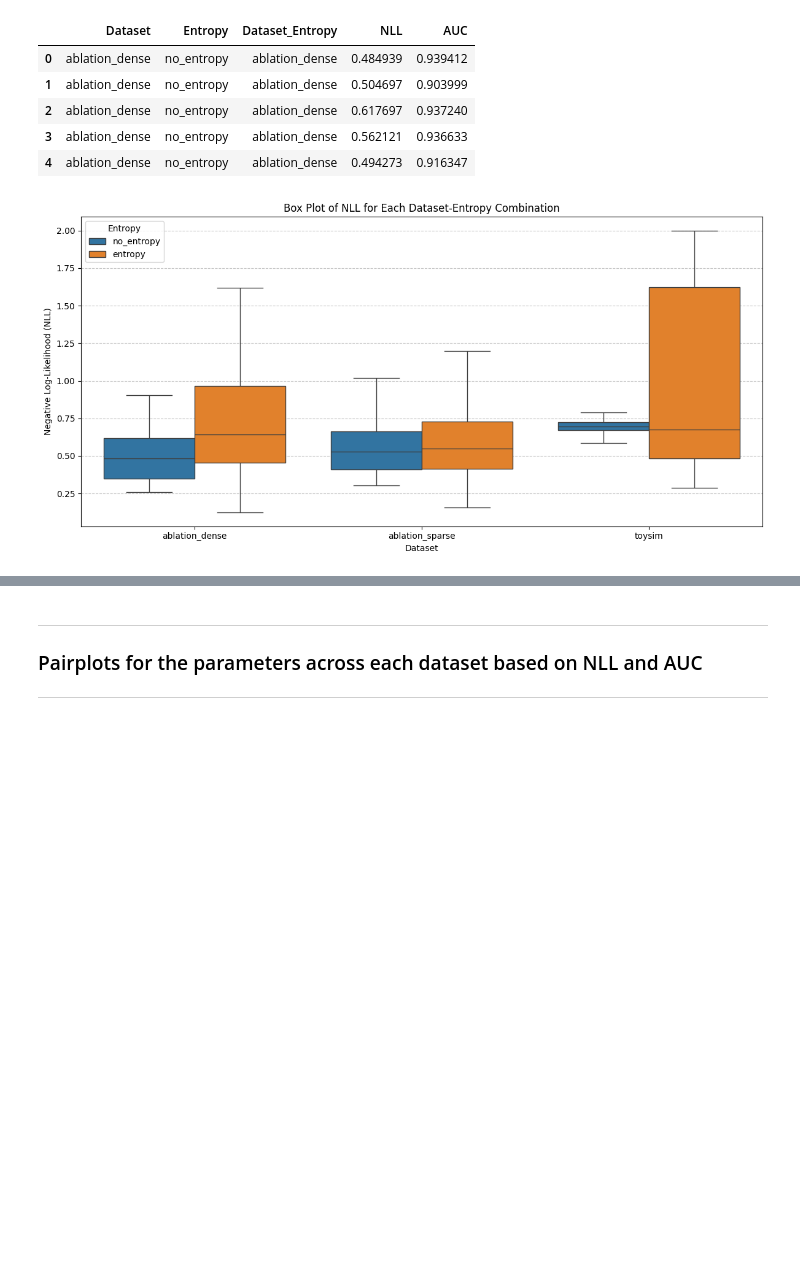
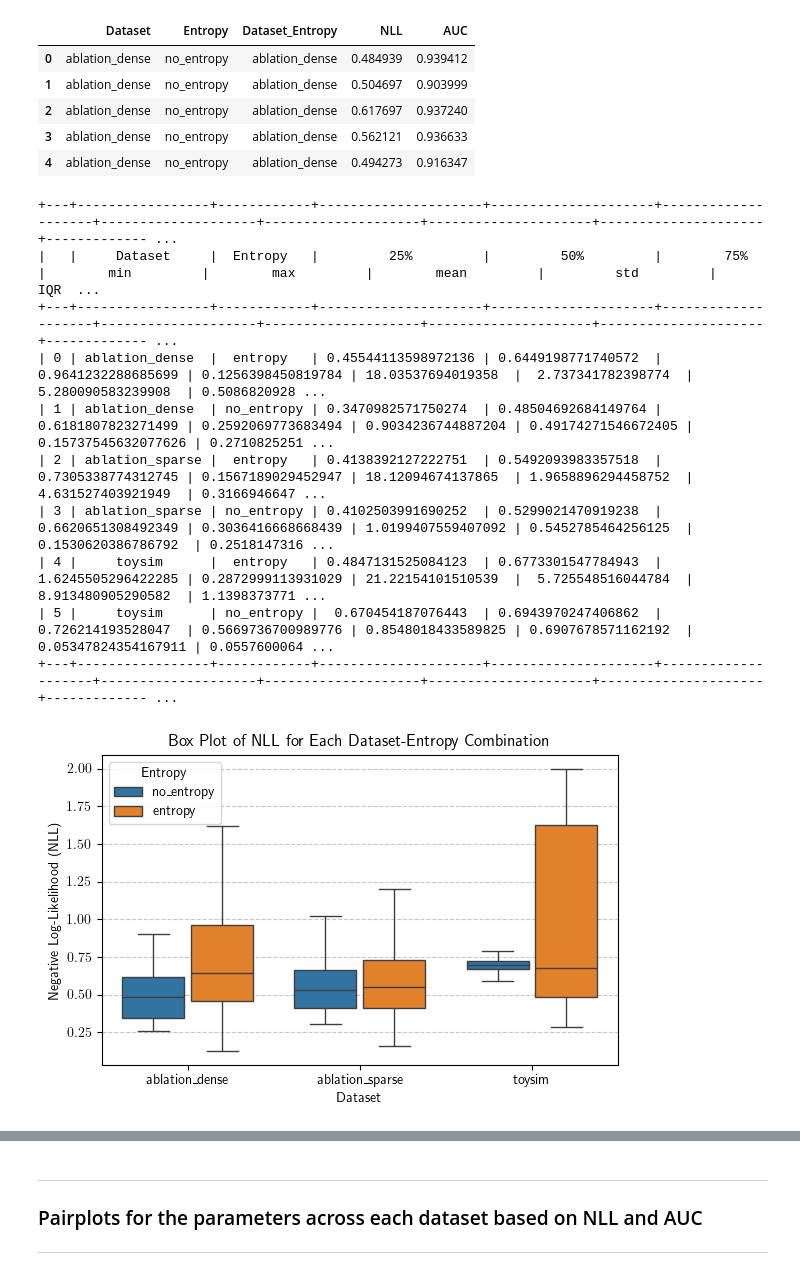
Before and after one commit to shaymeister/VSA-OGM, a Jupyter notebook: results/visualization/exp1.ipynb, the cells around one changed output, grey strips where cells are left out. Drawn from its saved outputs; the diff is of its cells as text; code cells hidden in the pictures; blank space fills up the shorter version.

Commit message:
adding final visualizations for experiment 1

```diff
--- a/results/visualization/exp1.ipynb
+++ b/results/visualization/exp1.ipynb
@@ -1,9 +1,16 @@
 # %%
-import json
 import matplotlib.pyplot as plt
+import pandas as pd
 import numpy as np
-import pandas as pd
+import os
 import seaborn as sns
+from tabulate import tabulate
+
+os.environ['PATH'] += ':/Library/TeX/texbin'
+
+plt.rcParams.update({
+    "text.usetex": True,
+})
 # %%
 results_paths: dict = {
     "ablation_dense": {
@@ -90,21 +97,45 @@ Index(['Dataset', 'Entropy', 'Dataset_Entropy', 'NLL', 'AUC'], dtype='object')
 | 2 | ablation_dense | no_entropy | ablation_dense | 0.617697 | 0.937240 |
 | 3 | ablation_dense | no_entropy | ablation_dense | 0.562121 | 0.936633 |
 | 4 | ablation_dense | no_entropy | ablation_dense | 0.494273 | 0.916347 |
+# %%
+def print_statistics_entropy(df: pd.DataFrame, metric: str):
+    summary_stats = df.groupby(['Dataset', 'Entropy'])[metric].describe()[['25%', '50%', '75%', 'min', 'max', 'mean', 'std']]
+    summary_stats['IQR'] = summary_stats['75%'] - summary_stats['25%']
+
+    # Reset index for tabulate
+    summary_stats.reset_index(inplace=True)
+
+    # Print formatted table
+    print(tabulate(summary_stats, headers='keys', tablefmt='pretty', floatfmt=".4f"))
 # %%
-plt.figure(figsize=(12, 6))
-sns.boxplot(x='Dataset_Entropy', y="NLL", data=box_plot_dataframe, hue="Entropy", showfliers=False, dodge=True)
+plt.figure(figsize=(6, 4))
+
+print_statistics_entropy(box_plot_dataframe, 'NLL')
+
+sns.boxplot(x='Dataset_Entropy', y="NLL", data=box_plot_dataframe, hue="Entropy", showfliers=False, dodge=True, gap=0.1)
+
 
 # Improve readability
 # plt.xticks(rotation=45, ha="right")
 plt.xlabel("Dataset")
 plt.ylabel("Negative Log-Likelihood (NLL)")
 plt.title("Box Plot of NLL for Each Dataset-Entropy Combination")
 plt.grid(axis='y', linestyle='--', alpha=0.7)
 
 # Show plot
 plt.tight_layout()
 plt.savefig("exp1_nll_boxplot.svg")
 plt.show()
 # %% [output]
++---+-----------------+------------+---------------------+---------------------+--------------------+--------------------+--------------------+---------------------+---------------------+------------- ...
+|   |     Dataset     |  Entropy   |         25%         |         50%         |        75%         |        min         |        max         |        mean         |         std         |         IQR  ...
++---+-----------------+------------+---------------------+---------------------+--------------------+--------------------+--------------------+---------------------+---------------------+------------- ...
+| 0 | ablation_dense  |  entropy   | 0.45544113598972136 | 0.6449198771740572  | 0.9641232288685699 | 0.1256398450819784 | 18.03537694019358  |  2.737341782398774  |  5.280090583239908  | 0.5086820928 ...
+| 1 | ablation_dense  | no_entropy | 0.3470982571750274  | 0.48504692684149764 | 0.6181807823271499 | 0.2592069773683494 | 0.9034236744887204 | 0.49174271546672405 | 0.15737545632077626 | 0.2710825251 ...
+| 2 | ablation_sparse |  entropy   | 0.4138392127222751  | 0.5492093983357518  | 0.7305338774312745 | 0.1567189029452947 | 18.12094674137865  | 1.9658896294458752  |  4.631527403921949  | 0.3166946647 ...
+| 3 | ablation_sparse | no_entropy | 0.4102503991690252  | 0.5299021470919238  | 0.6620651308492349 | 0.3036416668668439 | 1.0199407559407092 | 0.5452785464256125  | 0.1530620386786792  | 0.2518147316 ...
+| 4 |     toysim      |  entropy   | 0.4847131525084123  | 0.6773301547784943  | 1.6245505296422285 | 0.2872999113931029 | 21.22154101510539  |  5.725548516044784  |  8.913480905290582  | 1.1398373771 ...
+| 5 |     toysim      | no_entropy |  0.670454187076443  | 0.6943970247406862  | 0.726214193528047  | 0.5669736700989776 | 0.8548018433589825 | 0.6907678571162192  | 0.05347824354167911 | 0.0557600064 ...
++---+-----------------+------------+---------------------+---------------------+--------------------+--------------------+--------------------+---------------------+---------------------+------------- ...
-[figure, old version]
+[figure, new version]
 # %%
```
Also changed, not shown: parts of 22 cells of this notebook.
